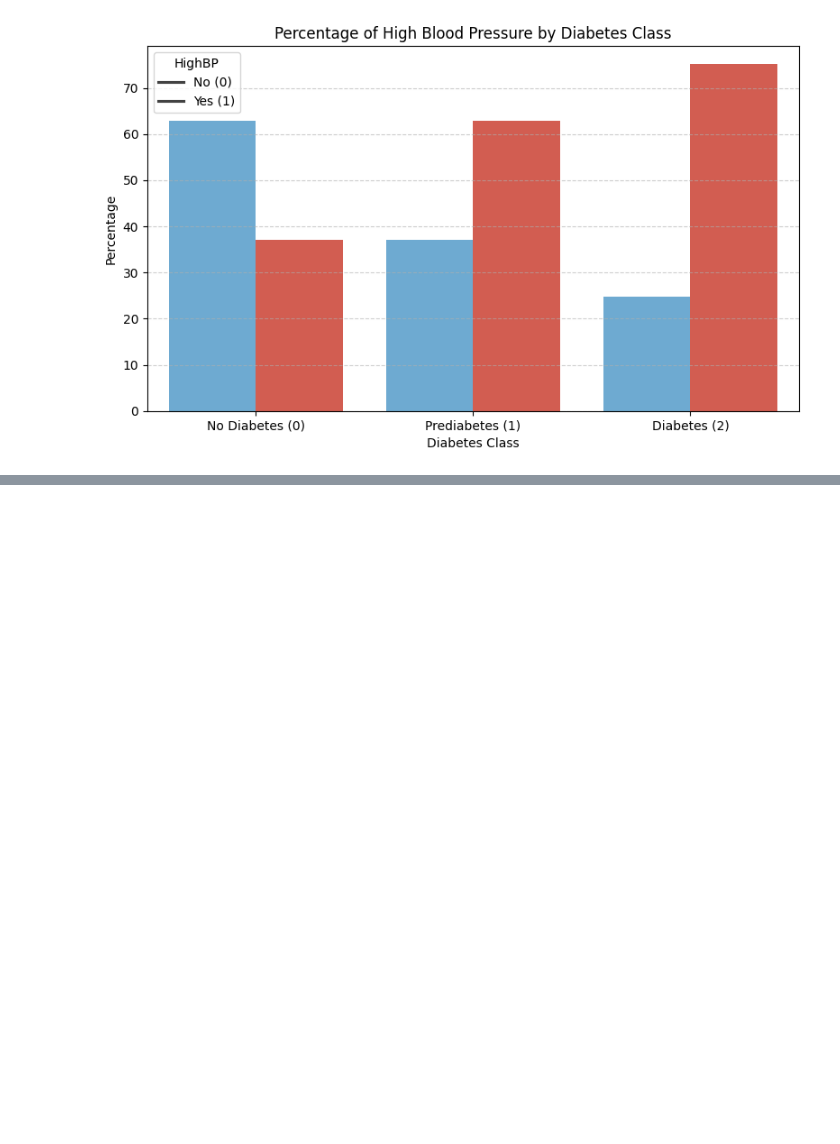
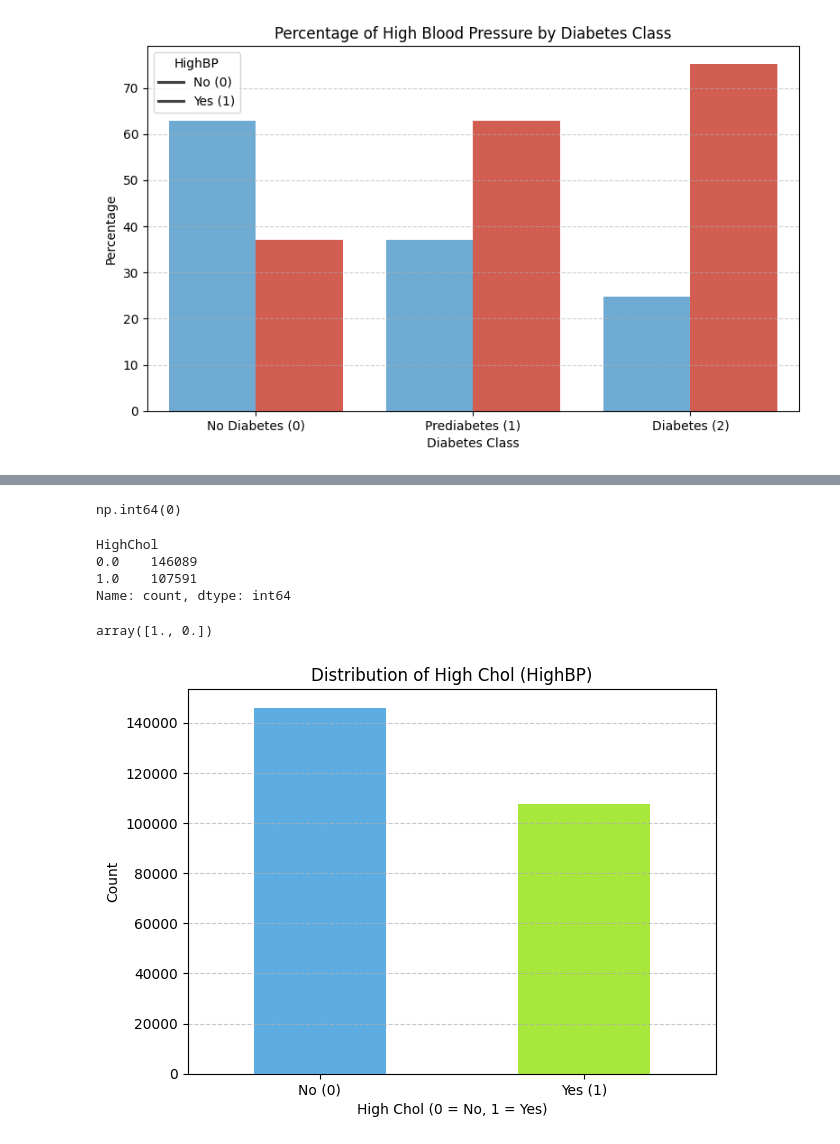
Before and after one commit to mrablfz05/diabetes-prediction, a Jupyter notebook: diabetes_prediction.ipynb, the cells around one changed output, grey strips where cells are left out. Saved outputs shown, nothing was run; the diff lists cells and outputs as text; code cells hidden in the pictures; blank space fills up the shorter version.

Commit message:
EDA: check for HighChol and compare to Diabetes_012. also it is class balanced

```diff
--- a/diabetes_prediction.ipynb
+++ b/diabetes_prediction.ipynb
@@ -271,0 +295,27 @@ plt.show()
+# %%
+diabetes["HighChol"].isnull().sum()
+# %% [output]
+np.int64(0)
+# %%
+diabetes["HighChol"].value_counts()
+# %% [output]
+HighChol
+0.0    146089
+1.0    107591
+Name: count, dtype: int64
+# %%
+diabetes["HighChol"].unique()
+# %% [output]
+array([1., 0.])
+# %%
+counts = diabetes["HighChol"].value_counts().sort_index()
+counts.plot(kind='bar', color=["#5DADE2", "#A8E73C"])
+plt.title("Distribution of High Chol (HighBP)")
+plt.xlabel("High Chol (0 = No, 1 = Yes)")
+plt.ylabel("Count")
+plt.xticks([0, 1], ["No (0)", "Yes (1)"], rotation=0)
+plt.grid(axis='y', linestyle='--', alpha=0.7)
+plt.tight_layout()
+plt.show()
+# %% [output]
+[figure, added]
```
Also changed, not shown: parts of 8 cells of this notebook.
